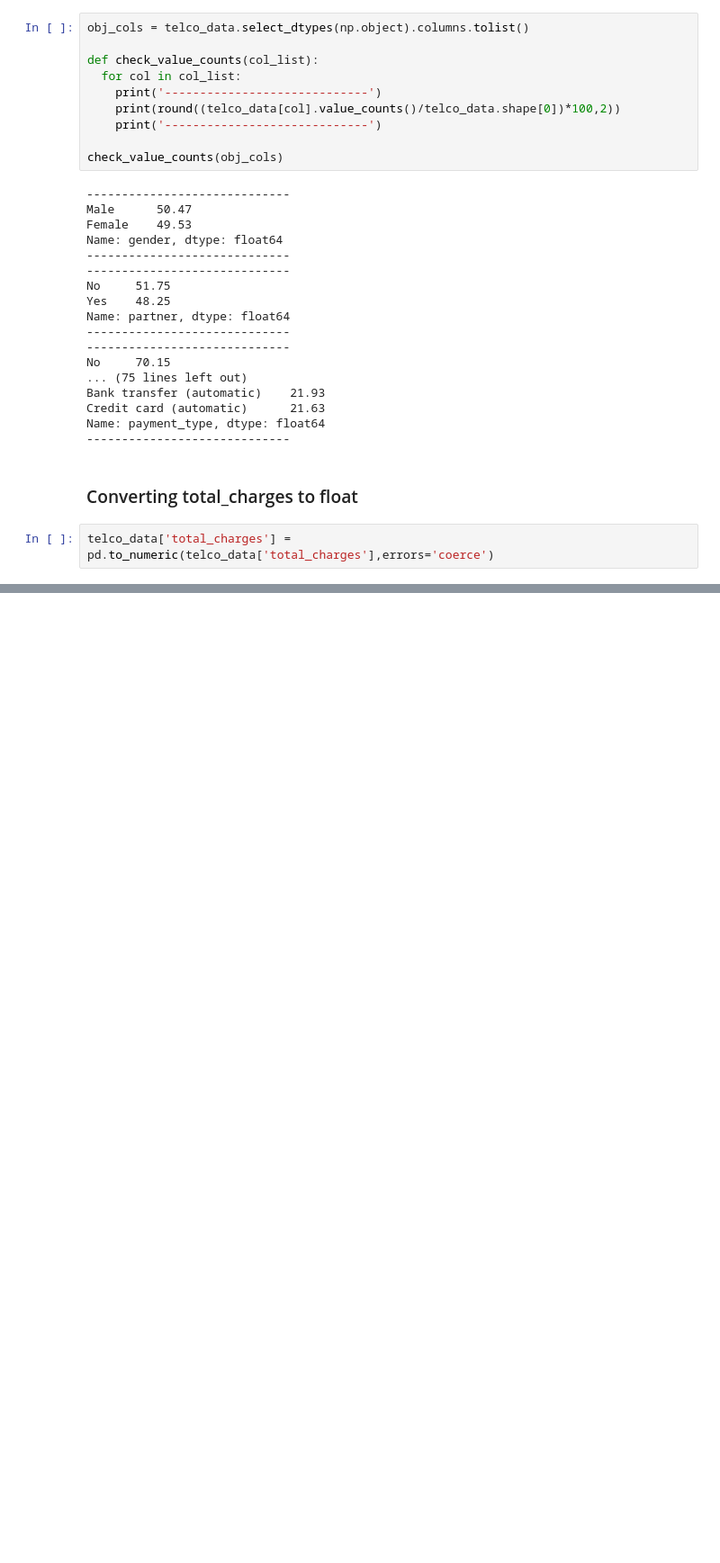
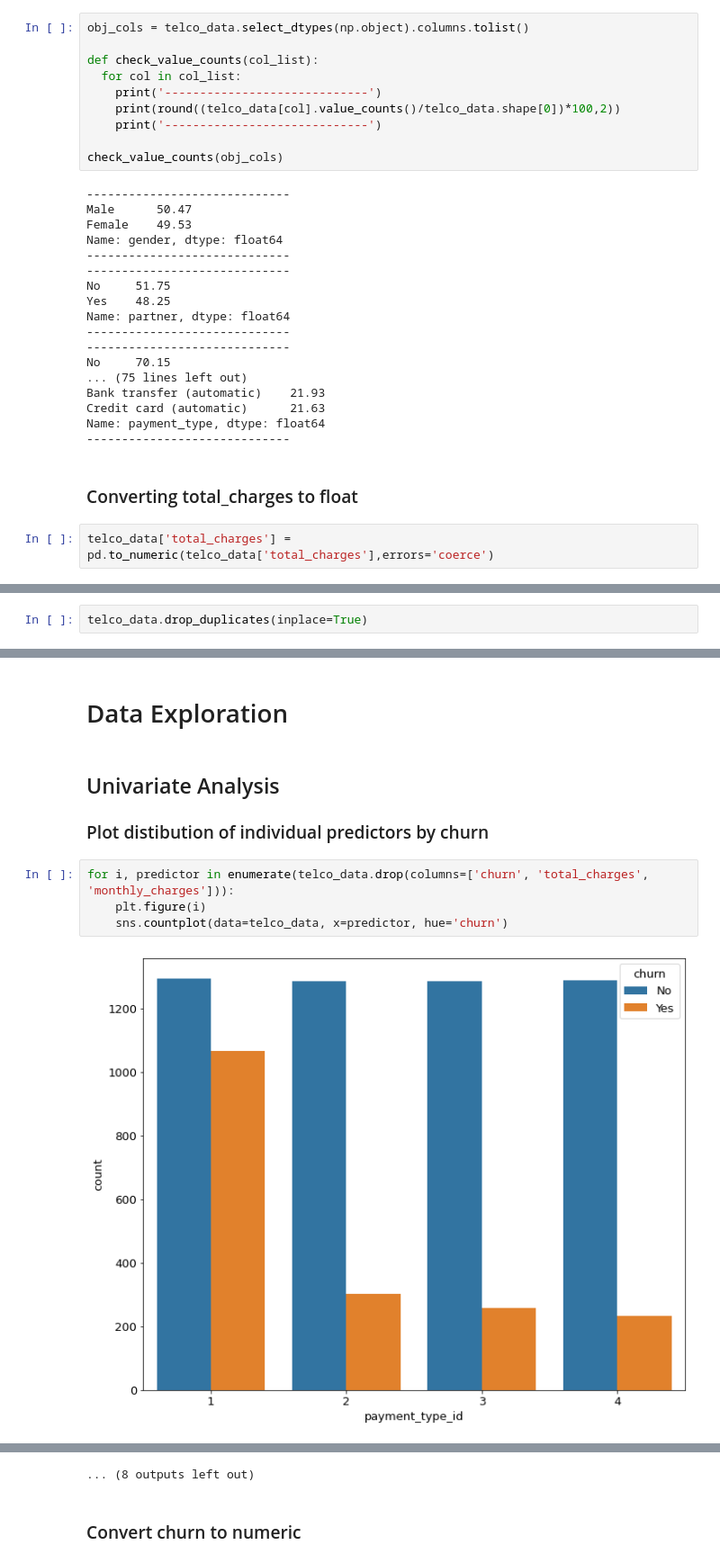
Before and after one commit to raycerna/telco-churn-analysis, a Jupyter notebook: telco_analysis.ipynb, the cells around one changed output, grey strips where cells are left out. Shown at 90% size. Cells and saved outputs as stored; diff of their text form; blank space fills up the shorter version.

Commit message:
in eda phase of analysis

```diff
--- a/telco_analysis.ipynb
+++ b/telco_analysis.ipynb
@@ -275,0 +385,2 @@ telco_data['total_charges'] = pd.to_numeric(telco_data['total_charges'],errors='
+# %%
+telco_data.drop_duplicates(inplace=True)
@@ -275,0 +428,11 @@ telco_data['total_charges'] = pd.to_numeric(telco_data['total_charges'],errors='
+# %% [markdown]
+# Data Exploration
+# %% [markdown]
+## Univariate Analysis
+### Plot distibution of individual predictors by churn
+# %%
+for i, predictor in enumerate(telco_data.drop(columns=['churn', 'total_charges', 'monthly_charges'])):
+    plt.figure(i)
+    sns.countplot(data=telco_data, x=predictor, hue='churn')
+# %% [output]
+[figure, added]
@@ -275,0 +450,3 @@ telco_data['total_charges'] = pd.to_numeric(telco_data['total_charges'],errors='
+... (8 outputs left out)
+# %% [markdown]
+### Convert churn to numeric
```
Also changed, not shown: parts of 28 cells of this notebook.
